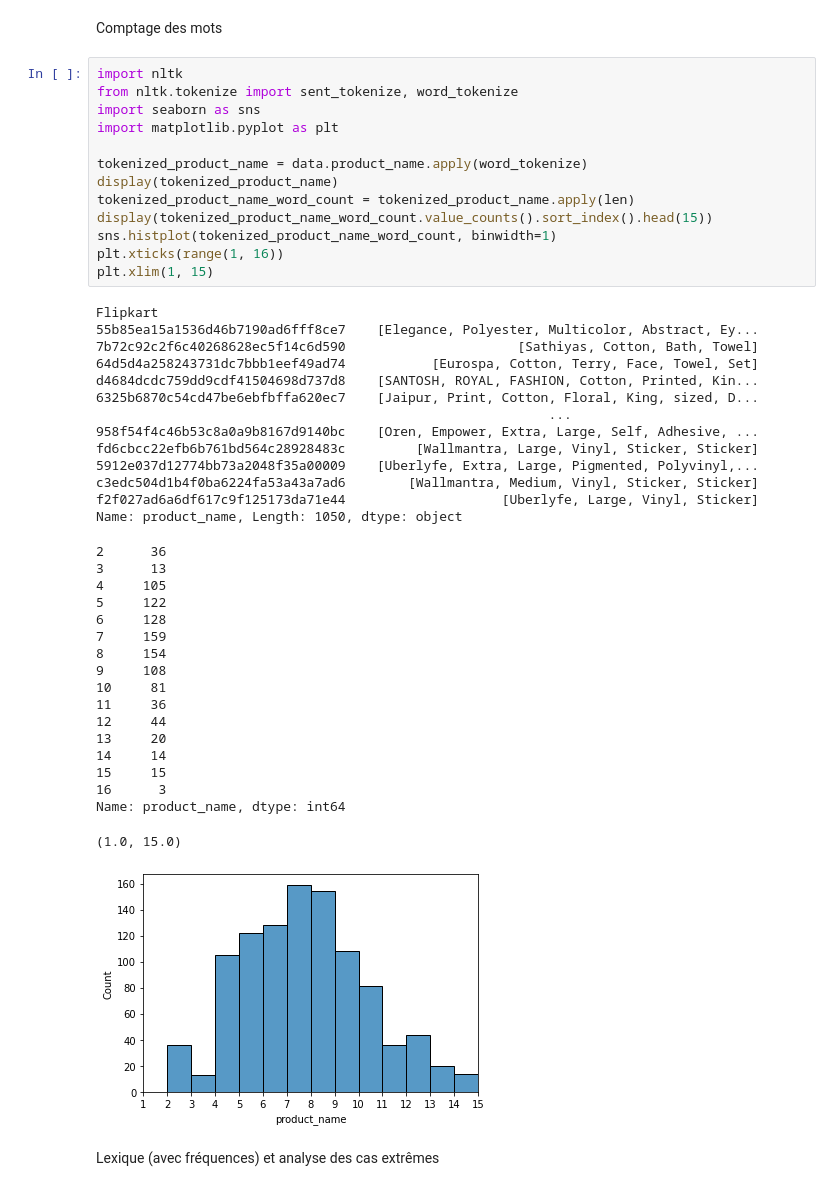
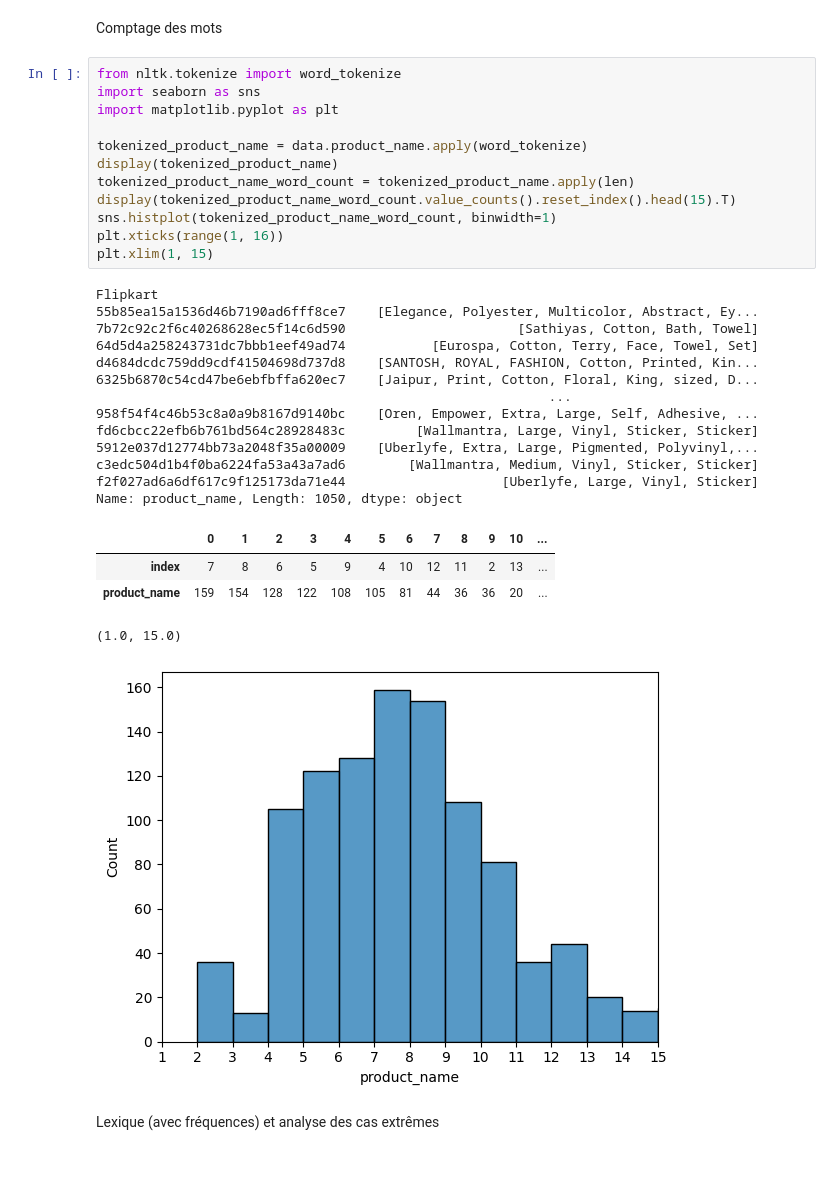
Before and after one commit to Franck-PepperLabs/pepper_automatic_product_classification_engine, a Jupyter notebook: notebooks/dataxploring.ipynb, the cells around one changed output. Drawn from its saved outputs; the diff is of its cells as text.

```diff
--- a/notebooks/dataxploring.ipynb
+++ b/notebooks/dataxploring.ipynb
@@ -513,50 +476,36 @@ Name: product_name, Length: 1050, dtype: object
 # %% [markdown]
 Comptage des mots
 # %%
-import nltk
-from nltk.tokenize import sent_tokenize, word_tokenize
+from nltk.tokenize import word_tokenize
 import seaborn as sns
 import matplotlib.pyplot as plt
 
 tokenized_product_name = data.product_name.apply(word_tokenize)
 display(tokenized_product_name)
 tokenized_product_name_word_count = tokenized_product_name.apply(len)
-display(tokenized_product_name_word_count.value_counts().sort_index().head(15))
+display(tokenized_product_name_word_count.value_counts().reset_index().head(15).T)
 sns.histplot(tokenized_product_name_word_count, binwidth=1)
 plt.xticks(range(1, 16))
 plt.xlim(1, 15)
 # %% [output]
 Flipkart
 55b85ea15a1536d46b7190ad6fff8ce7    [Elegance, Polyester, Multicolor, Abstract, Ey...
 7b72c92c2f6c40268628ec5f14c6d590                      [Sathiyas, Cotton, Bath, Towel]
 64d5d4a258243731dc7bbb1eef49ad74           [Eurospa, Cotton, Terry, Face, Towel, Set]
 d4684dcdc759dd9cdf41504698d737d8    [SANTOSH, ROYAL, FASHION, Cotton, Printed, Kin...
 6325b6870c54cd47be6ebfbffa620ec7    [Jaipur, Print, Cotton, Floral, King, sized, D...
                                                           ...
 958f54f4c46b53c8a0a9b8167d9140bc    [Oren, Empower, Extra, Large, Self, Adhesive, ...
 fd6cbcc22efb6b761bd564c28928483c         [Wallmantra, Large, Vinyl, Sticker, Sticker]
 5912e037d12774bb73a2048f35a00009    [Uberlyfe, Extra, Large, Pigmented, Polyvinyl,...
 c3edc504d1b4f0ba6224fa53a43a7ad6        [Wallmantra, Medium, Vinyl, Sticker, Sticker]
 f2f027ad6a6df617c9f125173da71e44                    [Uberlyfe, Large, Vinyl, Sticker]
 Name: product_name, Length: 1050, dtype: object
+|  | 0 | 1 | 2 | 3 | 4 | 5 | 6 | 7 | 8 | 9 | 10 | ... |
+| index | 7 | 8 | 6 | 5 | 9 | 4 | 10 | 12 | 11 | 2 | 13 | ... |
+| product_name | 159 | 154 | 128 | 122 | 108 | 105 | 81 | 44 | 36 | 36 | 20 | ... |
-2      36
-3      13
-4     105
-5     122
-6     128
-7     159
-8     154
-9     108
-10     81
-11     36
-12     44
-13     20
-14     14
-15     15
-16      3
-Name: product_name, dtype: int64
+(1.0, 15.0)
-(1.0, 15.0)
-[figure, old version]
+[figure, new version]
 # %% [markdown]
 Lexique (avec fréquences) et analyse des cas extrêmes
 # %%
```
Also changed, not shown: parts of 34 cells of this notebook, 28 other files.
